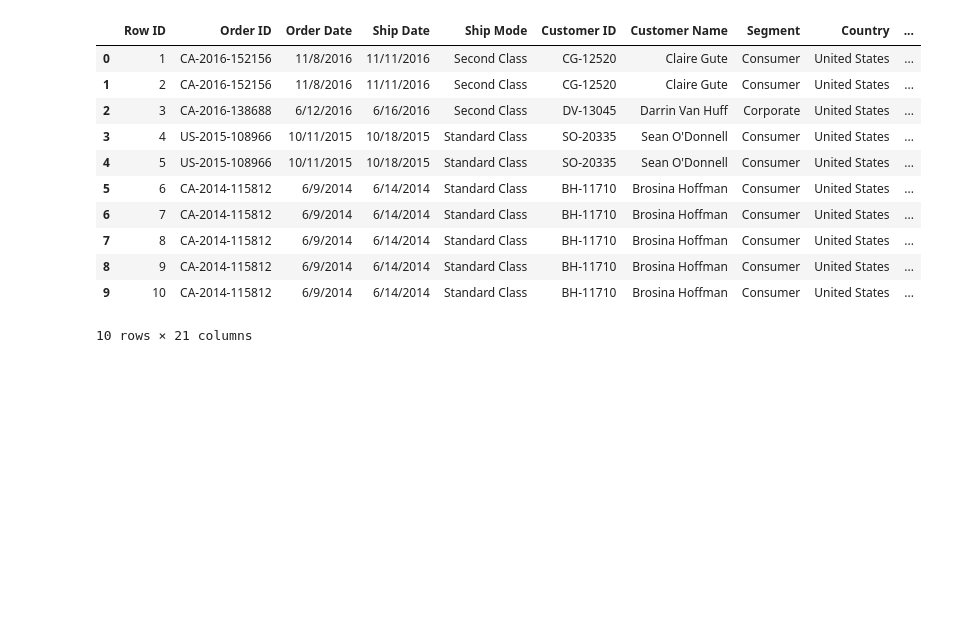
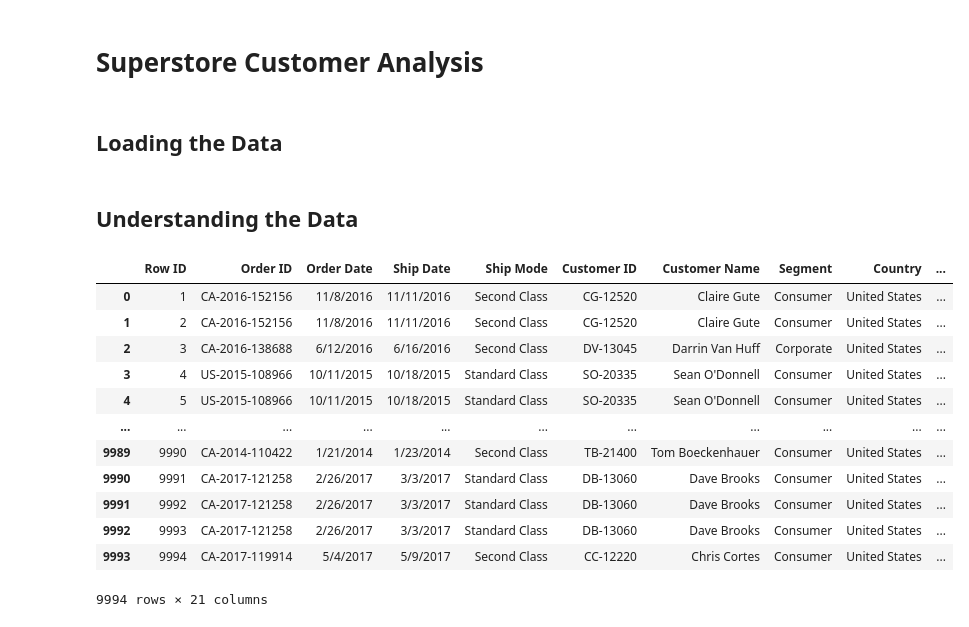
Before and after one commit to Murega14/Superstore, a Jupyter notebook: superstore.ipynb, the cells around one changed output. Drawn from its saved outputs; the diff is of its cells as text; code cells hidden in the pictures; blank space fills up the shorter version.

```diff
--- a/superstore.ipynb
+++ b/superstore.ipynb
@@ -1,3 +1,5 @@
+# %% [markdown]
+# Superstore Customer Analysis
 # %%
 #importing the necessary libraries
 import numpy as np
@@ -7,22 +9,27 @@ import seaborn as sns
 
 import warnings
 warnings.filterwarnings('ignore')
+# %% [markdown]
+## Loading the Data
 # %%
 #loading the dataset into a pandas dataframe
 df = pd.read_excel('superstore.ods')
+# %% [markdown]
+## Understanding the Data
 # %%
-df.head(10 )
+df
 # %% [output]
 |  | Row ID | Order ID | Order Date | Ship Date | Ship Mode | Customer ID | Customer Name | Segment | Country | ... |
 | 0 | 1 | CA-2016-152156 | 11/8/2016 | 11/11/2016 | Second Class | CG-12520 | Claire Gute | Consumer | United States | ... |
 | 1 | 2 | CA-2016-152156 | 11/8/2016 | 11/11/2016 | Second Class | CG-12520 | Claire Gute | Consumer | United States | ... |
 | 2 | 3 | CA-2016-138688 | 6/12/2016 | 6/16/2016 | Second Class | DV-13045 | Darrin Van Huff | Corporate | United States | ... |
 | 3 | 4 | US-2015-108966 | 10/11/2015 | 10/18/2015 | Standard Class | SO-20335 | Sean O'Donnell | Consumer | United States | ... |
 | 4 | 5 | US-2015-108966 | 10/11/2015 | 10/18/2015 | Standard Class | SO-20335 | Sean O'Donnell | Consumer | United States | ... |
-| 5 | 6 | CA-2014-115812 | 6/9/2014 | 6/14/2014 | Standard Class | BH-11710 | Brosina Hoffman | Consumer | United States | ... |
-| 6 | 7 | CA-2014-115812 | 6/9/2014 | 6/14/2014 | Standard Class | BH-11710 | Brosina Hoffman | Consumer | United States | ... |
-| 7 | 8 | CA-2014-115812 | 6/9/2014 | 6/14/2014 | Standard Class | BH-11710 | Brosina Hoffman | Consumer | United States | ... |
-| 8 | 9 | CA-2014-115812 | 6/9/2014 | 6/14/2014 | Standard Class | BH-11710 | Brosina Hoffman | Consumer | United States | ... |
-| 9 | 10 | CA-2014-115812 | 6/9/2014 | 6/14/2014 | Standard Class | BH-11710 | Brosina Hoffman | Consumer | United States | ... |
+| ... | ... | ... | ... | ... | ... | ... | ... | ... | ... | ... |
+| 9989 | 9990 | CA-2014-110422 | 1/21/2014 | 1/23/2014 | Second Class | TB-21400 | Tom Boeckenhauer | Consumer | United States | ... |
+| 9990 | 9991 | CA-2017-121258 | 2/26/2017 | 3/3/2017 | Standard Class | DB-13060 | Dave Brooks | Consumer | United States | ... |
+| 9991 | 9992 | CA-2017-121258 | 2/26/2017 | 3/3/2017 | Standard Class | DB-13060 | Dave Brooks | Consumer | United States | ... |
+| 9992 | 9993 | CA-2017-121258 | 2/26/2017 | 3/3/2017 | Standard Class | DB-13060 | Dave Brooks | Consumer | United States | ... |
+| 9993 | 9994 | CA-2017-119914 | 5/4/2017 | 5/9/2017 | Second Class | CC-12220 | Chris Cortes | Consumer | United States | ... |
-10 rows × 21 columns
+9994 rows × 21 columns
 # %%
```
Also changed, not shown: parts of 29 cells of this notebook.
